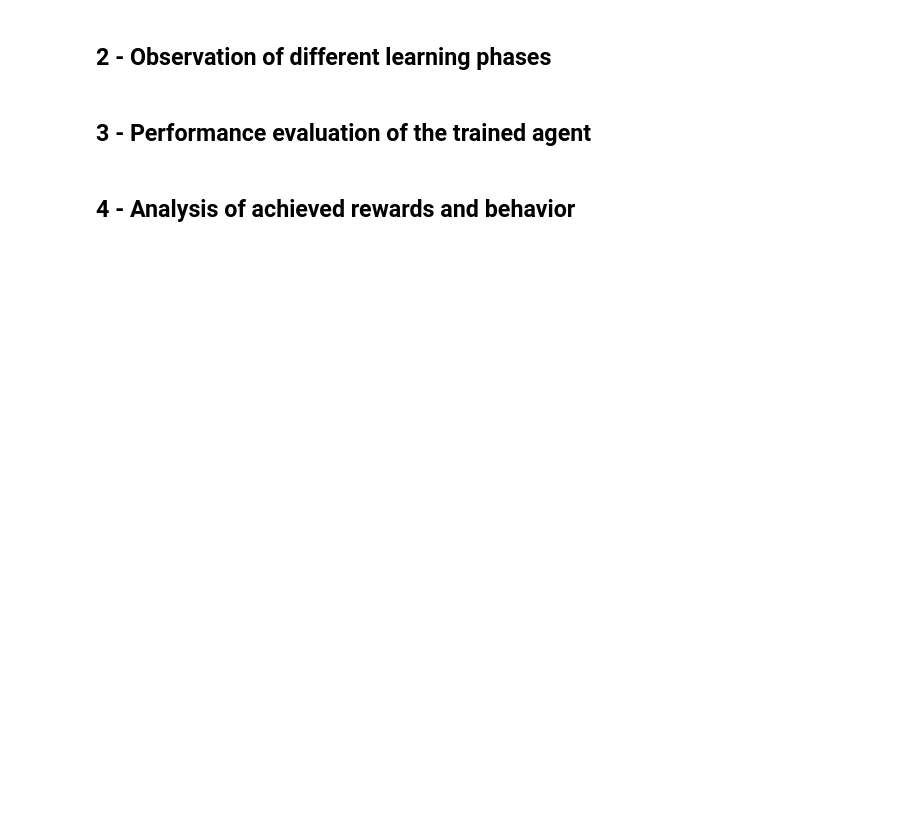
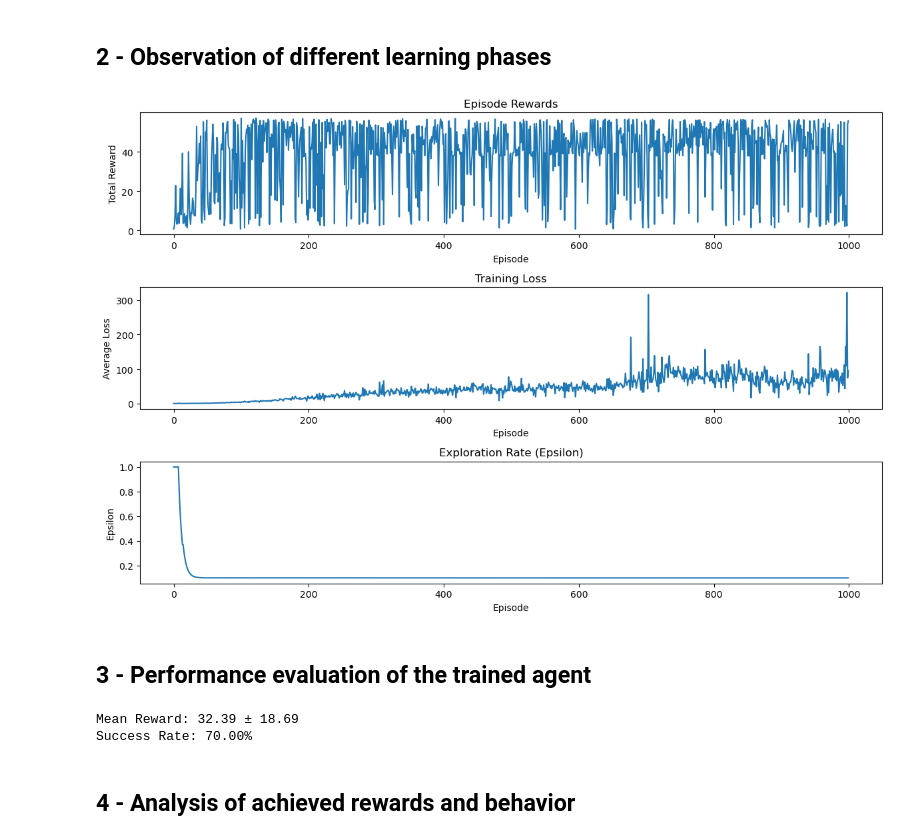
Before and after one commit to louislhotte/highway-RL-cs-2025, a Jupyter notebook: task_1.ipynb, the cells around one changed output. Cells and saved outputs as stored; diff of their text form; code cells hidden in the pictures; blank space fills up the shorter version.

```diff
--- a/task_1.ipynb
+++ b/task_1.ipynb
@@ -23,9 +29,8 @@ from config import *
 ## 1 - DQN training
 # %%
 # Create and configure environment
-env = gym.make("highway-fast-v0", render_mode="rgb_array")
+env = gym.make("highway-fast-v0", render_mode=None)
 env.unwrapped.configure(config_dict)  # Use unwrapped environment to configure
 env.reset()
-plt.imshow(env.render())
-plt.show()
+# plt.imshow(env.render())
 # %% [output]
@@ -342,35 +195,59 @@ bla bla
 # %%
 # Plot training results
 plt.figure(figsize=(12, 8))
 
-plt.subplot(2, 2, 1)
-plt.plot(stats['episode'], stats['reward'])
+plt.subplot(3, 1, 1)
+plt.plot(episode_rewards)
 plt.title('Episode Rewards')
 plt.xlabel('Episode')
 plt.ylabel('Total Reward')
 
-plt.subplot(2, 2, 2)
-plt.plot(stats['episode'], stats['length'])
-plt.title('Episode Lengths')
-plt.xlabel('Episode')
-plt.ylabel('Steps')
-
-plt.subplot(2, 2, 3)
-plt.plot(stats['episode'], stats['loss'])
+plt.subplot(3, 1, 2)
+plt.plot(episode_losses)
 plt.title('Training Loss')
 plt.xlabel('Episode')
 plt.ylabel('Average Loss')
 
-plt.subplot(2, 2, 4)
-plt.plot(stats['episode'], stats['epsilon'])
-plt.title('Epsilon Values')
+plt.subplot(3, 1, 3)
+plt.plot(epsilon_history)
+plt.title('Exploration Rate (Epsilon)')
 plt.xlabel('Episode')
 plt.ylabel('Epsilon')
 
 plt.tight_layout()
-plt.savefig('training_metrics.png')
 plt.show()
+# %% [output]
+[figure, added]
 # %% [markdown]
 ## 3 - Performance evaluation of the trained agent
+# %%
+# Performance evaluation of the model
+
+def evaluate_agent(env, agent, n_episodes=10):
+    total_rewards = []
+    n_successes = 0
+    for episode in range(n_episodes):
+        print(f"Evaluating episode {episode + 1}/{n_episodes}", end='\r')
+        obs, info = env.reset()
+        done = False
+        total_reward = 0
+        while not done:
+            action = agent.get_action(obs, env, epsilon=0.0)  # Use epsilon=0 for evaluation
+            obs, reward, terminated, truncated, info = env.step(action)
+            done = terminated or truncated
+            total_reward += reward
+        total_rewards.append(total_reward)
+        if info["crashed"] == False:
+            n_successes += 1
+
+    return np.mean(total_rewards), np.std(total_rewards), n_successes / n_episodes
+
+# Evaluate the agent
+mean_reward, std_reward, success_rate = evaluate_agent(env, agent)
+print(f"Mean Reward: {mean_reward:.2f} ± {std_reward:.2f}")
+print(f"Success Rate: {success_rate:.2%}")
+# %% [output]
+Mean Reward: 32.39 ± 18.69
+Success Rate: 70.00%
 # %% [markdown]
 ## 4 - Analysis of achieved rewards and behavior
```
Also changed, not shown: parts of 9 cells of this notebook, 18 other files.
